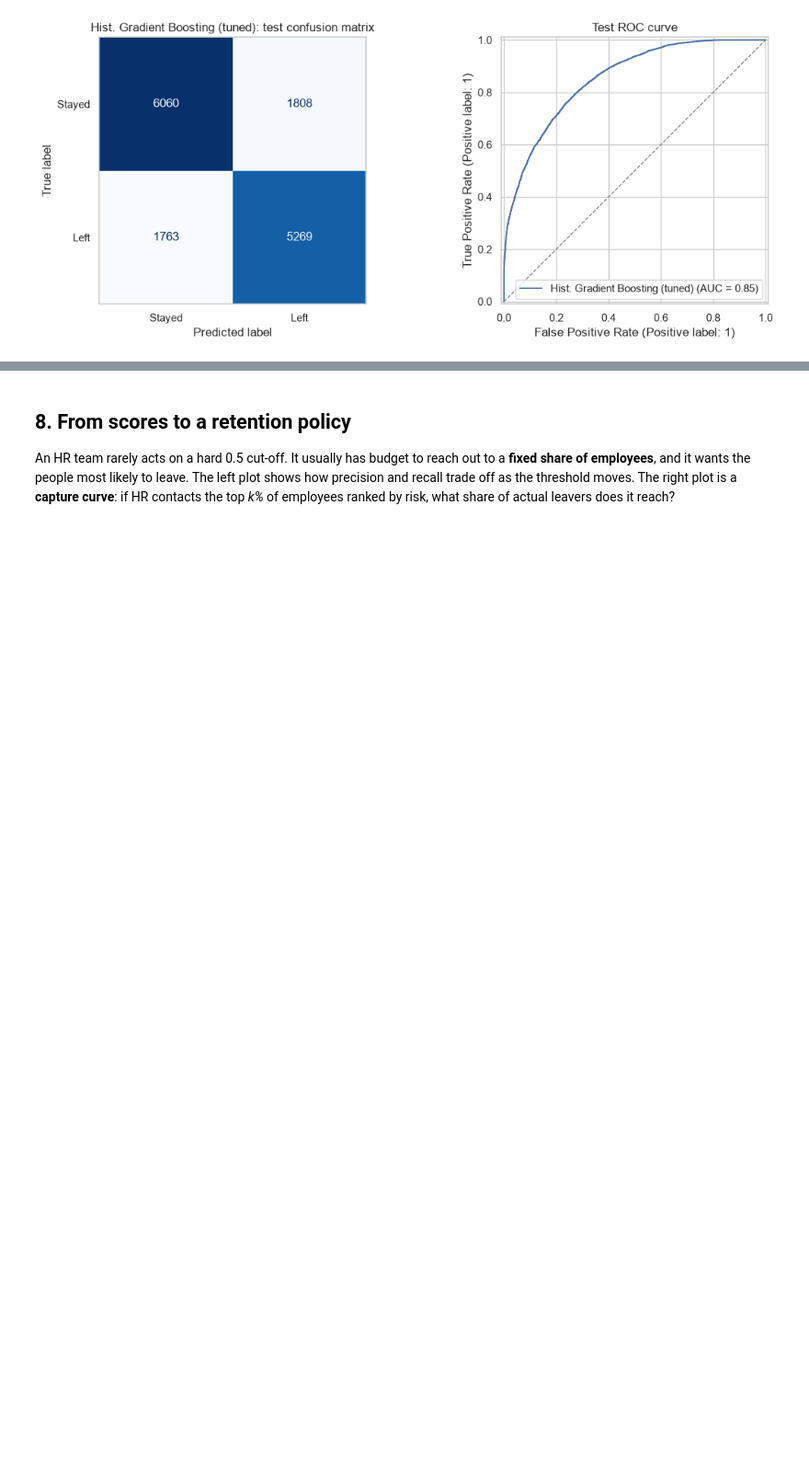
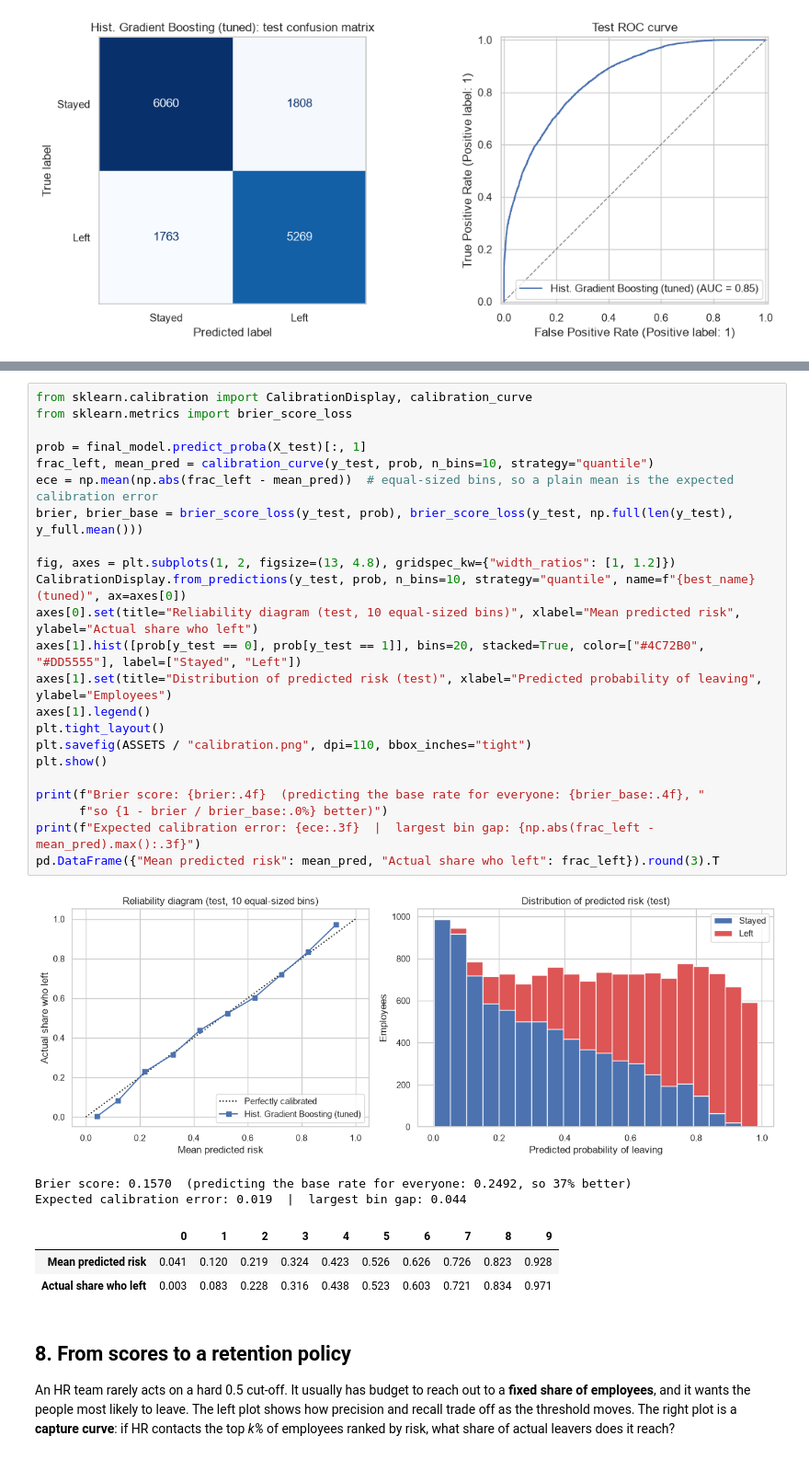
Before and after one commit to RachitSethi2455/employee-attrition-prediction, a Jupyter notebook: employee_attrition_classification.ipynb, the cells around one changed output, grey strips where cells are left out. Shown at 92% size. Cells and saved outputs as stored; diff of their text form; blank space fills up the shorter version.

```diff
--- a/employee_attrition_classification.ipynb
+++ b/employee_attrition_classification.ipynb
@@ -294,3 +295,33 @@ plt.show()
+# %%
+from sklearn.calibration import CalibrationDisplay, calibration_curve
+from sklearn.metrics import brier_score_loss
+
+prob = final_model.predict_proba(X_test)[:, 1]
+frac_left, mean_pred = calibration_curve(y_test, prob, n_bins=10, strategy="quantile")
+ece = np.mean(np.abs(frac_left - mean_pred))  # equal-sized bins, so a plain mean is the expected calibration error
+brier, brier_base = brier_score_loss(y_test, prob), brier_score_loss(y_test, np.full(len(y_test), y_full.mean()))
+
+fig, axes = plt.subplots(1, 2, figsize=(13, 4.8), gridspec_kw={"width_ratios": [1, 1.2]})
+CalibrationDisplay.from_predictions(y_test, prob, n_bins=10, strategy="quantile", name=f"{best_name} (tuned)", ax=axes[0])
+axes[0].set(title="Reliability diagram (test, 10 equal-sized bins)", xlabel="Mean predicted risk", ylabel="Actual share who left")
+axes[1].hist([prob[y_test == 0], prob[y_test == 1]], bins=20, stacked=True, color=["#4C72B0", "#DD5555"], label=["Stayed", "Left"])
+axes[1].set(title="Distribution of predicted risk (test)", xlabel="Predicted probability of leaving", ylabel="Employees")
+axes[1].legend()
+plt.tight_layout()
+plt.savefig(ASSETS / "calibration.png", dpi=110, bbox_inches="tight")
+plt.show()
+
+print(f"Brier score: {brier:.4f}  (predicting the base rate for everyone: {brier_base:.4f}, "
+      f"so {1 - brier / brier_base:.0%} better)")
+print(f"Expected calibration error: {ece:.3f}  |  largest bin gap: {np.abs(frac_left - mean_pred).max():.3f}")
+pd.DataFrame({"Mean predicted risk": mean_pred, "Actual share who left": frac_left}).round(3).T
+# %% [output]
+[figure, added]
+Brier score: 0.1570  (predicting the base rate for everyone: 0.2492, so 37% better)
+Expected calibration error: 0.019  |  largest bin gap: 0.044
+|  | 0 | 1 | 2 | 3 | 4 | 5 | 6 | 7 | 8 | 9 |
+| Mean predicted risk | 0.041 | 0.120 | 0.219 | 0.324 | 0.423 | 0.526 | 0.626 | 0.726 | 0.823 | 0.928 |
+| Actual share who left | 0.003 | 0.083 | 0.228 | 0.316 | 0.438 | 0.523 | 0.603 | 0.721 | 0.834 | 0.971 |
 # %% [markdown]
 ## 8. From scores to a retention policy
 
```
Also changed, not shown: parts of 6 cells of this notebook, 4 other files.
